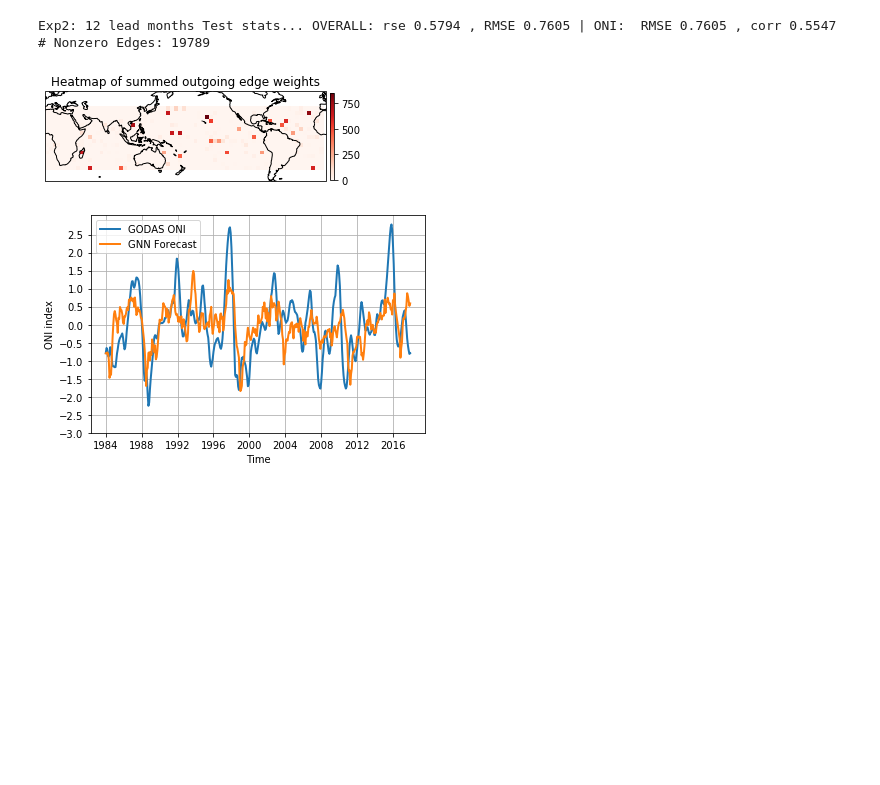
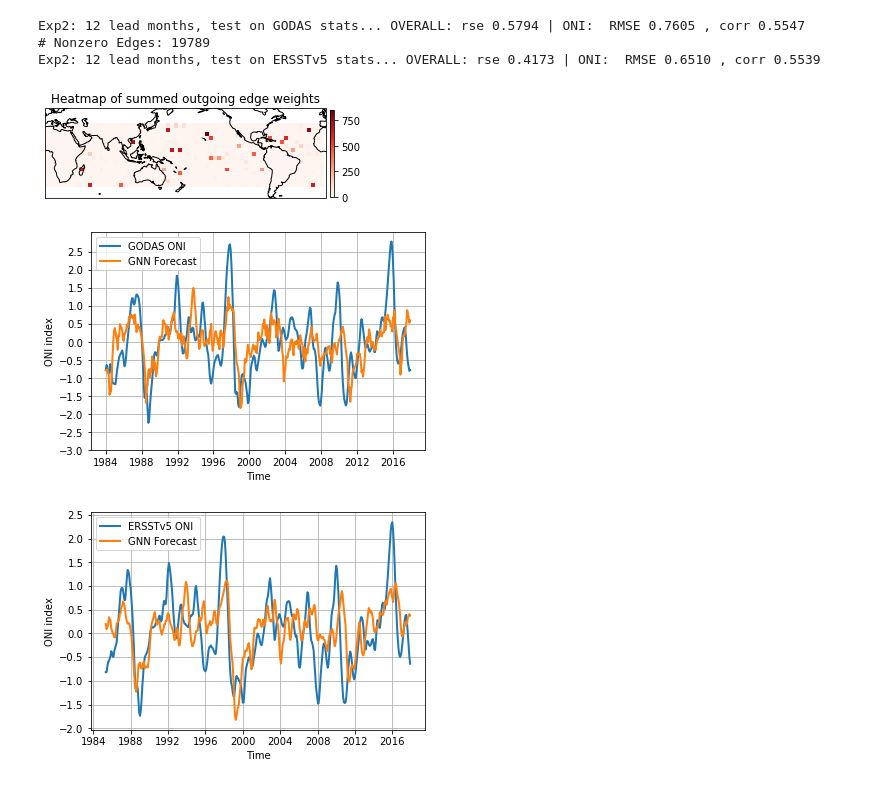
Before and after one commit to salvaRC/ProjectX_ENSO_GNN, a Jupyter notebook: experiment2.ipynb, the cells around one changed output. Cells and saved outputs as stored; diff of their text form; code cells hidden in the pictures; blank space fills up the shorter version.

```diff
--- a/experiment2.ipynb
+++ b/experiment2.ipynb
@@ -61,8 +73,11 @@ Exp2: 6 lead months Test stats... OVERALL: rse 0.3875 , RMSE 0.6200 | ONI:  RMSE
 # %%
 filepath = "12lead_ONI_-40-40lats_0-360lons_3w3L2gcnDepth2dil_32bs0.1d0normed_prelu_100epPRETRAINED_150epTRAIN-CONCAT.pt"
-eval_model(filepath)
+eval_model(filepath, test_set="GODAS")
+eval_model(filepath, test_set="ERSSTv5", plot_edges=False)
 # %% [output]
-Exp2: 12 lead months Test stats... OVERALL: rse 0.5794 , RMSE 0.7605 | ONI:  RMSE 0.7605 , corr 0.5547
+Exp2: 12 lead months, test on GODAS stats... OVERALL: rse 0.5794 | ONI:  RMSE 0.7605 , corr 0.5547
 # Nonzero Edges: 19789
+Exp2: 12 lead months, test on ERSSTv5 stats... OVERALL: rse 0.4173 | ONI:  RMSE 0.6510 , corr 0.5539
 [figure]
 [figure]
+[figure, added]
```
Also changed, not shown: parts of 4 cells of this notebook, 1 other file.
